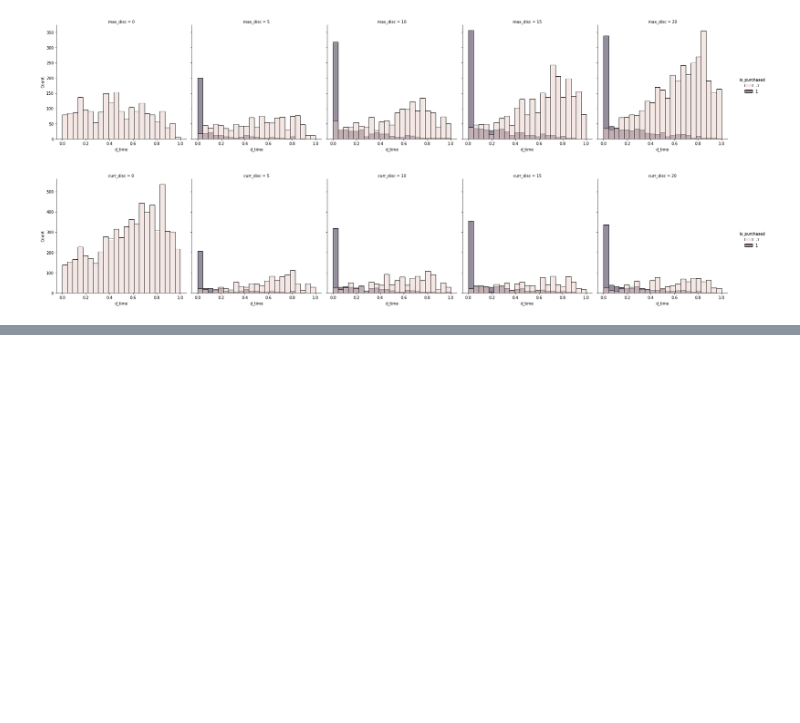
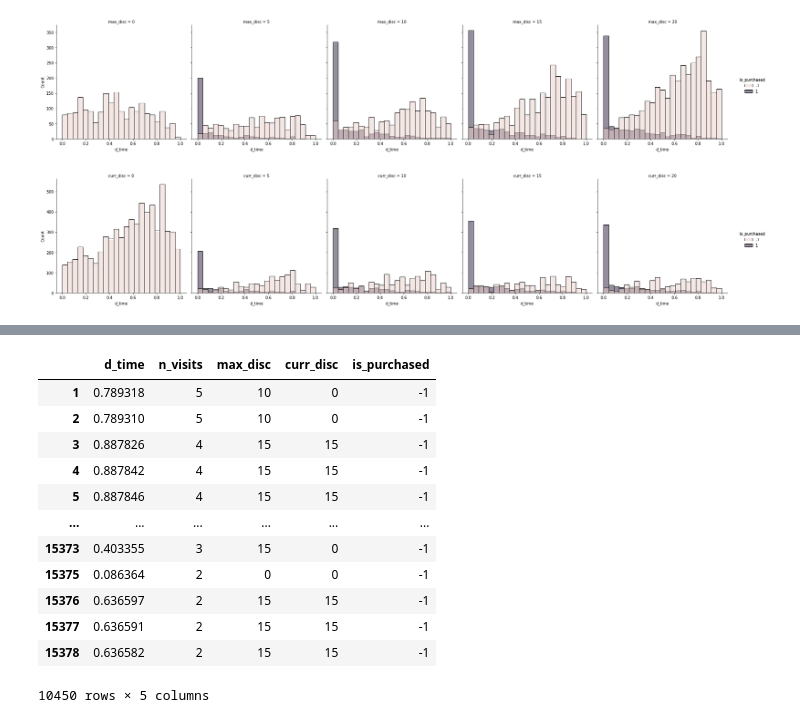
Before and after one commit to tiskus333/AI_discount_predicition, a Jupyter notebook: data_analysis_2.ipynb, the cells around one changed output, grey strips where cells are left out. Cells and saved outputs as stored; diff of their text form; code cells hidden in the pictures; blank space fills up the shorter version.

```diff
--- a/data_analysis_2.ipynb
+++ b/data_analysis_2.ipynb
@@ -353,0 +391,16 @@ sns.displot(data=normalized_df,hue='curr_disc',x='max_disc',col='is_purchased')
+# %%
+normalized_df[normalized_df.is_purchased != 1]
+# %% [output]
+|  | d_time | n_visits | max_disc | curr_disc | is_purchased |
+| 1 | 0.789318 | 5 | 10 | 0 | -1 |
+| 2 | 0.789310 | 5 | 10 | 0 | -1 |
+| 3 | 0.887826 | 4 | 15 | 15 | -1 |
+| 4 | 0.887842 | 4 | 15 | 15 | -1 |
+| 5 | 0.887846 | 4 | 15 | 15 | -1 |
+| ... | ... | ... | ... | ... | ... |
+| 15373 | 0.403355 | 3 | 15 | 0 | -1 |
+| 15375 | 0.086364 | 2 | 0 | 0 | -1 |
+| 15376 | 0.636597 | 2 | 15 | 15 | -1 |
+| 15377 | 0.636591 | 2 | 15 | 15 | -1 |
+| 15378 | 0.636582 | 2 | 15 | 15 | -1 |
+10450 rows × 5 columns
```
Also changed, not shown: parts of 7 cells of this notebook, 2 other files.
